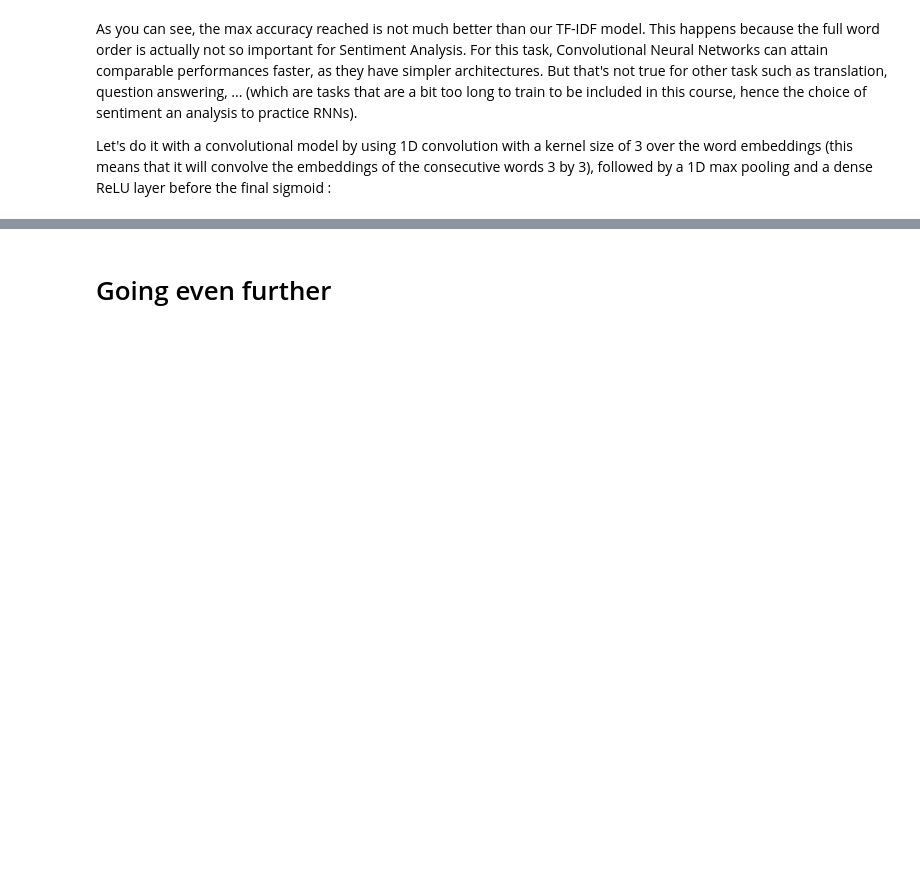
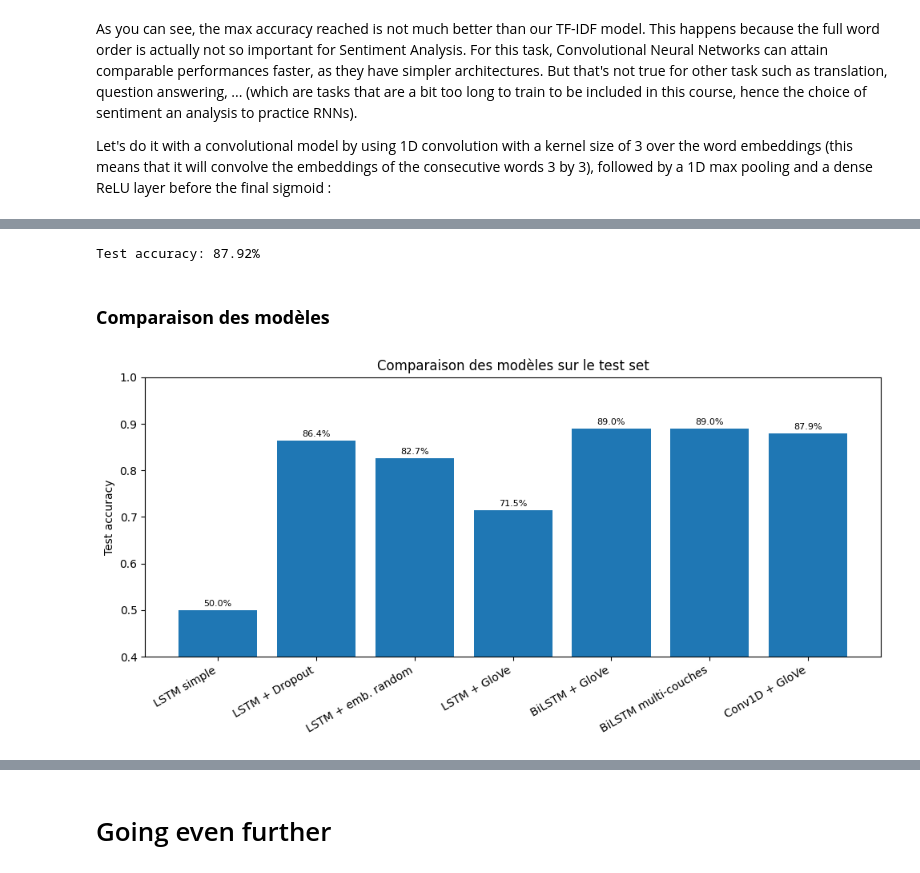
Before and after one commit to MarieVana/Campus_Skills, a Jupyter notebook: Machine_Learning/7_NLP/notebooks/ML7_NLP_2.ipynb, the cells around one changed output, grey strips where cells are left out. Saved outputs shown, nothing was run; the diff lists cells and outputs as text; code cells hidden in the pictures; blank space fills up the shorter version.

```diff
--- a/Machine_Learning/7_NLP/notebooks/ML7_NLP_2.ipynb
+++ b/Machine_Learning/7_NLP/notebooks/ML7_NLP_2.ipynb
@@ -661,0 +885,12 @@ print("Test accuracy: %.2f%%" % (test_acc[1]*100))
+# %%
+
+max_seq_length = train_seqs.shape[1]
+txt = test_deep_clean.review.iloc[i]
+true_y = y_test[i]
+
+seq = vectorizer([txt])
+seq_padded = repad_left(seq, max_seq_length)
+proba = model_bilstmPretrainMultiLayer.predict(seq_padded, verbose=0)[0, 0]
+print("Texte :", txt[:200], "...")
+print("Vrai label :", true_y, "(1=pos ? 0=neg ?)")
+print("Proba positive :", proba)
@@ -673,7 +1005,7 @@ embedding_dim = 100
 filters = 100
 dropout_rate = 0.2
 
-model = get_conv_model_pretrained_embs(max_vocab_size, embedding_dim, max_seq_length,
+model_ConvPretrain = get_conv_model_pretrained_embs(max_vocab_size, embedding_dim, max_seq_length,
                                        filters, dropout_rate, None, True)
 
-print(model.summary())
+print(model_ConvPretrain.summary())
@@ -680,5 +1035,5 @@ print(model.summary())
 # %%
 batch_size = 64
 max_epochs = 5
-history = model.fit(X_train, y_train, epochs=max_epochs, batch_size=batch_size,
+history_ConvPretrain = model_ConvPretrain.fit(X_train, y_train, epochs=max_epochs, batch_size=batch_size,
                     verbose=1, validation_data = (X_valid, y_valid), callbacks=[early_stopping])
@@ -685,3 +1053,7 @@ history = model.fit(X_train, y_train, epochs=max_epochs, batch_size=batch_size,
 # %%
-test_acc = model.evaluate(X_test, y_test, verbose=0)
-print("Test accuracy: %.2f%%" % (test_acc[1]*100))
+test_acc_ConvPretrain = model_ConvPretrain.evaluate(X_test, y_test, verbose=0)
+print("Test accuracy: %.2f%%" % (test_acc_ConvPretrain[1]*100))
+# %% [output]
+Test accuracy: 87.92%
+# %% [markdown]
+### **Comparaison des modèles** ###
@@ -687,0 +1091,23 @@ print("Test accuracy: %.2f%%" % (test_acc[1]*100))
+# %%
+import matplotlib.pyplot as plt
+import numpy as np
+
+names = list(model_results.keys())
+accs = [model_results[name]["test_acc"] for name in names]
+
+plt.figure(figsize=(10, 5))
+x = np.arange(len(names))
+
+plt.bar(x, accs)
+plt.xticks(x, names, rotation=30, ha="right")
+plt.ylabel("Test accuracy")
+plt.ylim(0.4, 1.0)
+plt.title("Comparaison des modèles sur le test set")
+
+for i, acc in enumerate(accs):
+    plt.text(i, acc + 0.005, f"{acc*100:.1f}%", ha="center", va="bottom", fontsize=8)
+
+plt.tight_layout()
+plt.show()
+# %% [output]
+[figure, added]
```
Also changed, not shown: parts of 47 cells of this notebook, 4 other files.
